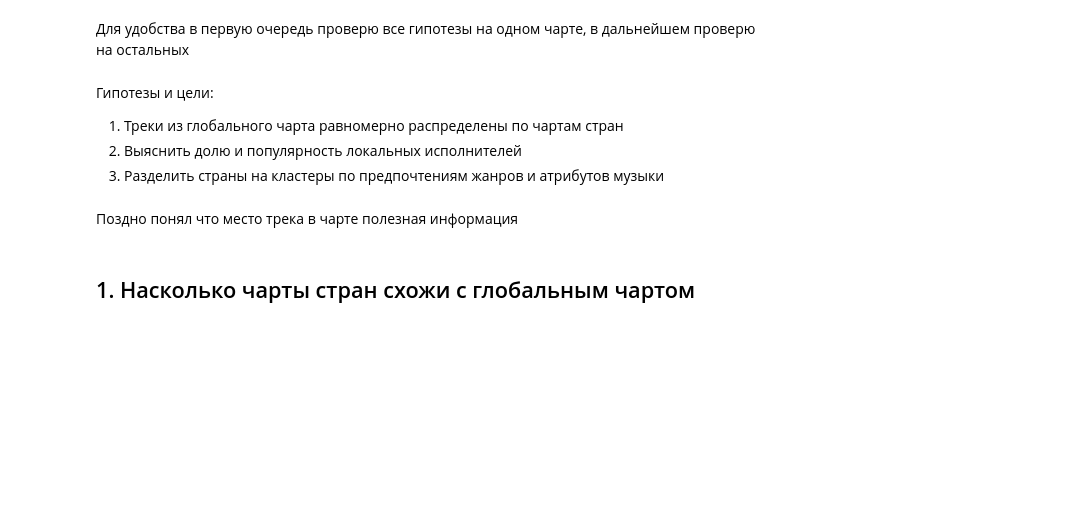
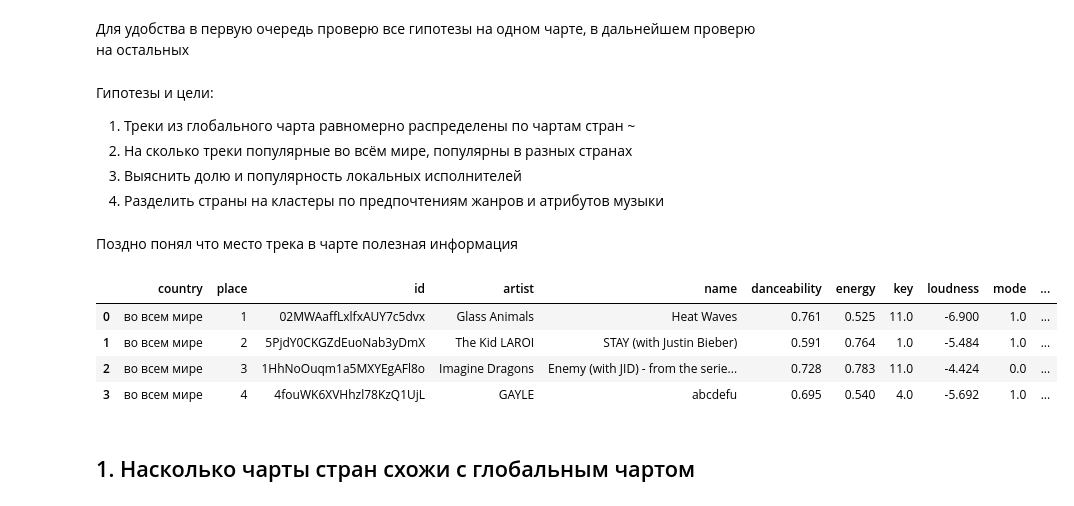
Before and after one commit to Kronars/Another_Spotify_chart_analysis, a Jupyter notebook: analisys.ipynb, the cells around one changed output. Drawn from its saved outputs; the diff is of its cells as text; code cells hidden in the pictures; blank space fills up the shorter version.

```diff
--- a/analisys.ipynb
+++ b/analisys.ipynb
@@ -12,9 +12,10 @@ from matplotlib import pyplot as plt
 week_charts = pd.read_csv('data_sets\week_charts_features.csv')
 # %% [markdown]
 Гипотезы и цели:
-1. Треки из глобального чарта равномерно распределены по чартам стран
-2. Выяснить долю и популярность локальных исполнителей
-3. Разделить страны на кластеры по предпочтениям жанров и атрибутов музыки
+1. Треки из глобального чарта равномерно распределены по чартам стран ~
+2. На сколько треки популярные во всём мире, популярны в разных странах
+3. Выяснить долю и популярность локальных исполнителей
+4. Разделить страны на кластеры по предпочтениям жанров и атрибутов музыки
 # %% [markdown]
 Поздно понял что место трека в чарте полезная информация
 # %%
@@ -26,6 +27,14 @@ idx = pd.MultiIndex.from_product(iterabli, names=['country', 'place'])
 week_place = week_charts.set_index(idx) \
             .drop('country', axis=1) \
             .reset_index()
+# %%
+week_place.head(4)
+# %% [output]
+|  | country | place | id | artist | name | danceability | energy | key | loudness | mode | ... |
+| 0 | во всем мире | 1 | 02MWAaffLxlfxAUY7c5dvx | Glass Animals | Heat Waves | 0.761 | 0.525 | 11.0 | -6.900 | 1.0 | ... |
+| 1 | во всем мире | 2 | 5PjdY0CKGZdEuoNab3yDmX | The Kid LAROI | STAY (with Justin Bieber) | 0.591 | 0.764 | 1.0 | -5.484 | 1.0 | ... |
+| 2 | во всем мире | 3 | 1HhNoOuqm1a5MXYEgAFl8o | Imagine Dragons | Enemy (with JID) - from the serie... | 0.728 | 0.783 | 11.0 | -4.424 | 0.0 | ... |
+| 3 | во всем мире | 4 | 4fouWK6XVHhzl78KzQ1UjL | GAYLE | abcdefu | 0.695 | 0.540 | 4.0 | -5.692 | 1.0 | ... |
 # %% [markdown]
 ## 1. Насколько чарты стран схожи с глобальным чартом
 # %% [markdown]
```
Also changed, not shown: parts of 5 cells of this notebook, 1 other file.
